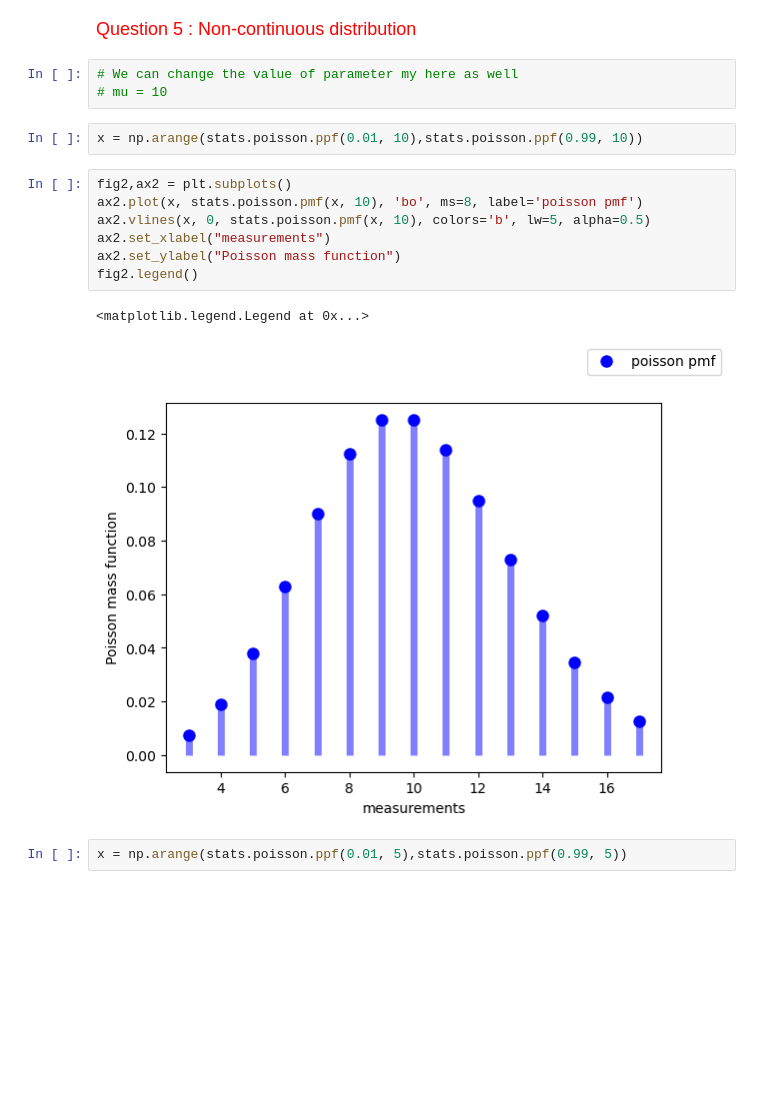
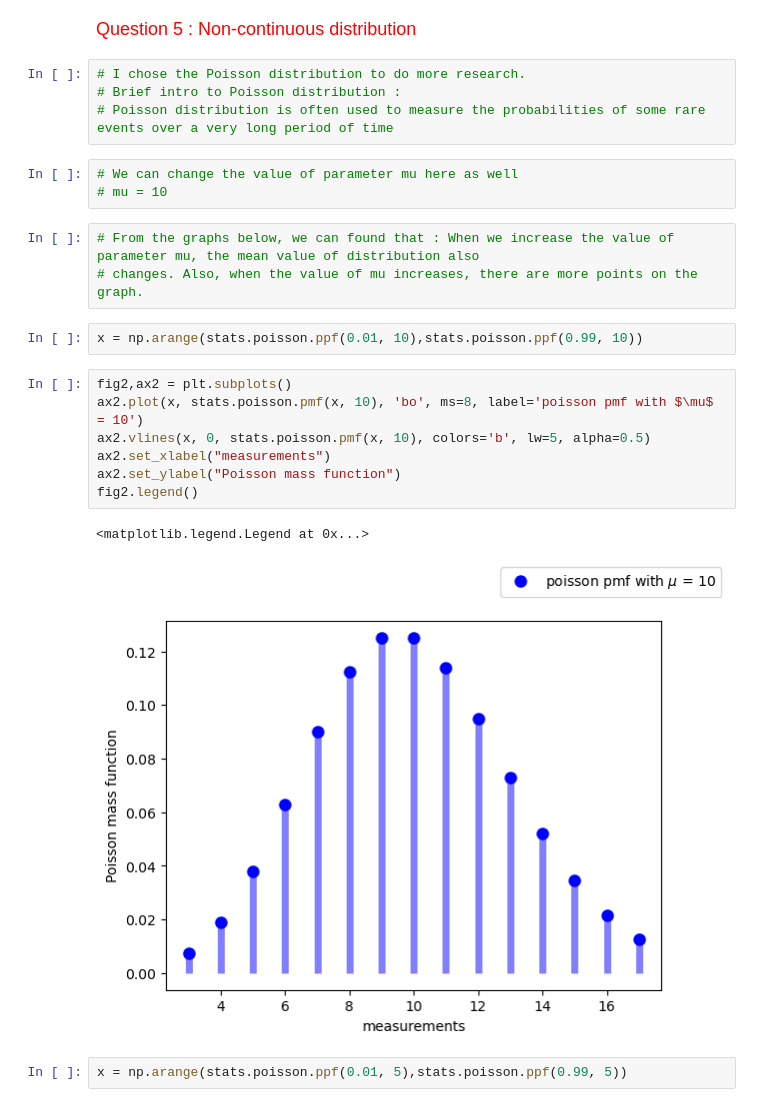
Before and after one commit to AurelianoLZA/Phys_434, a Jupyter notebook: Lab1.ipynb, the cells around one changed output. Cells and saved outputs as stored; diff of their text form; blank space fills up the shorter version.

```diff
--- a/Lab1.ipynb
+++ b/Lab1.ipynb
@@ -82,21 +82,28 @@ ax3.plot(x_vals,y_vals,'r*',label = "")
 # %% [markdown]
 
 <font size = 4 color = 'red'> Question 5 : Non-continuous distribution </font>
+# %%
+# I chose the Poisson distribution to do more research.
+# Brief intro to Poisson distribution :
+# Poisson distribution is often used to measure the probabilities of some rare events over a very long period of time
 # %%
-# We can change the value of parameter my here as well
+# We can change the value of parameter mu here as well
 # mu = 10
+# %%
+# From the graphs below, we can found that : When we increase the value of parameter mu, the mean value of distribution also
+# changes. Also, when the value of mu increases, there are more points on the graph.
 # %%
 x = np.arange(stats.poisson.ppf(0.01, 10),stats.poisson.ppf(0.99, 10))
 # %%
 fig2,ax2 = plt.subplots()
-ax2.plot(x, stats.poisson.pmf(x, 10), 'bo', ms=8, label='poisson pmf')
+ax2.plot(x, stats.poisson.pmf(x, 10), 'bo', ms=8, label='poisson pmf with $\mu$ = 10')
 ax2.vlines(x, 0, stats.poisson.pmf(x, 10), colors='b', lw=5, alpha=0.5)
 ax2.set_xlabel("measurements")
 ax2.set_ylabel("Poisson mass function")
 fig2.legend()
 # %% [output]
 <matplotlib.legend.Legend at 0x...>
-[figure, old version]
+[figure, new version]
 # %%
 x = np.arange(stats.poisson.ppf(0.01, 5),stats.poisson.ppf(0.99, 5))
 # %%
```
Also changed, not shown: parts of 3 cells of this notebook.
